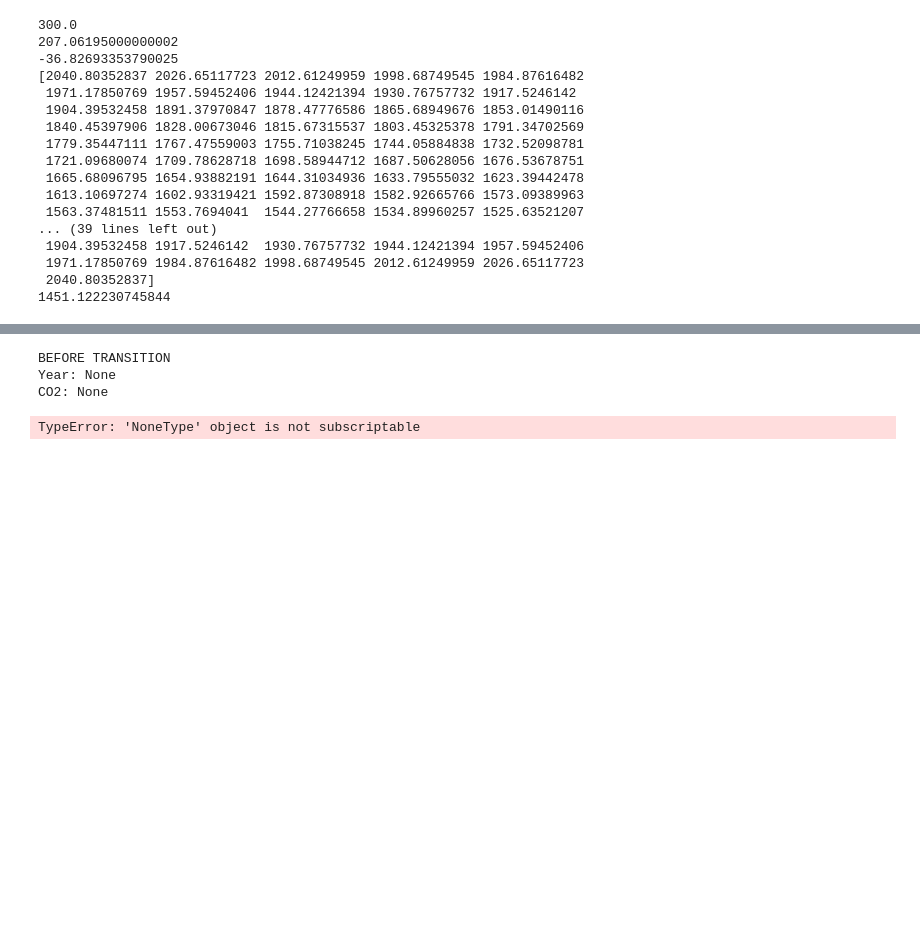
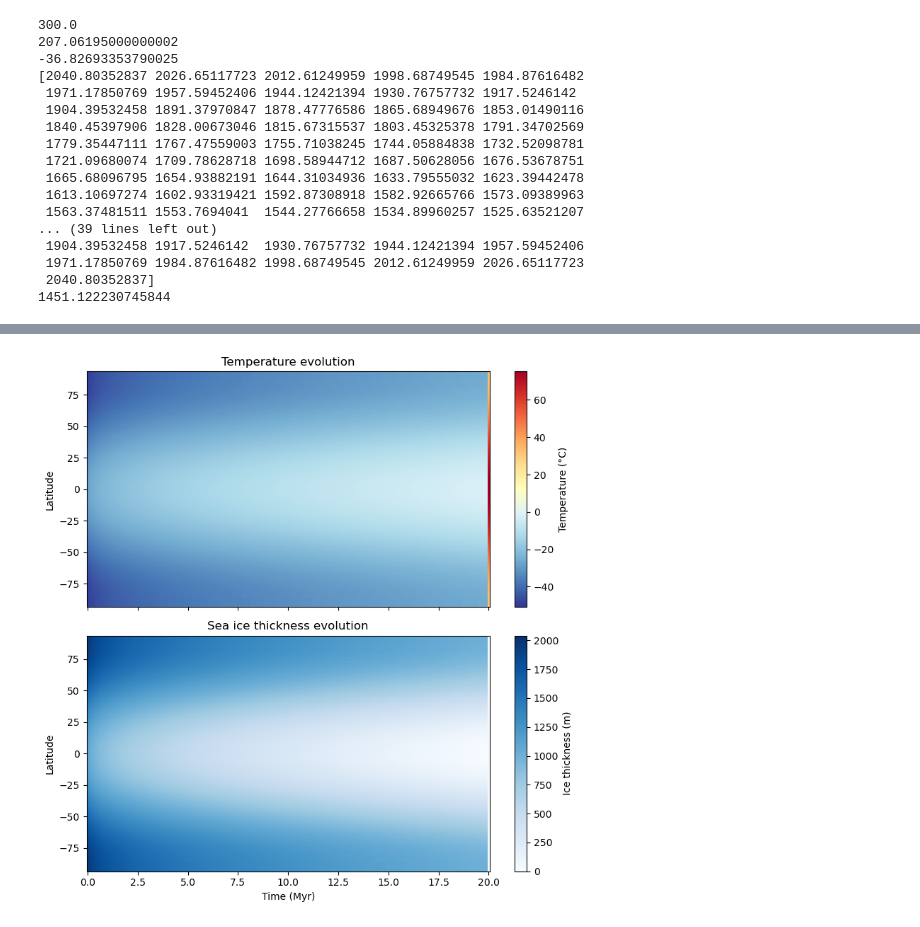
Before and after one commit to Trollarchivist/Project---Snowball-Earth, a Jupyter notebook: Project.Snowball.ipynb, the cells around one changed output, grey strips where cells are left out. Saved outputs shown, nothing was run; the diff lists cells and outputs as text; code cells hidden in the pictures; blank space fills up the shorter version.

```diff
--- a/Project.Snowball.ipynb
+++ b/Project.Snowball.ipynb
@@ -538,53 +552,31 @@ plt.show()
 [figure]
 [figure]
-# %%
-
-latitudes = [0, 15, 30, 45, 60, 75, 90]
-
-previous_variables = None
-previous_year = None
-previous_CO2 = None
-
-for yr in range(12630800, 12630900, 5):
-
-    CO2 = outgassing(yr)
-    variables = snowball(1, CO2, -40)
-
-    if np.max(variables['T']) > -10:
-
-        print("BEFORE TRANSITION")
-        print("Year:", previous_year)
-        print("CO2:", previous_CO2)
-
-        for lat in latitudes:
-            index = np.argmin(np.abs(previous_variables['phi'] - lat))
-
-            print(
-                lat, "°:",
-                "T =", previous_variables['T'][index],
-                "Ice =", previous_variables['ice'][index]
-            )
-
-        print("\nAFTER TRANSITION")
-        print("Year:", yr)
-        print("CO2:", CO2)
-
-        for lat in latitudes:
-            index = np.argmin(np.abs(variables['phi'] - lat))
-
-            print(
-                lat, "°:",
-                "T =", variables['T'][index],
-                "Ice =", variables['ice'][index]
-            )
-
-        break
-
-    previous_variables = variables
-    previous_year = yr
-    previous_CO2 = CO2
-# %% [output]
-BEFORE TRANSITION
-Year: None
-CO2: None
-TypeError: 'NoneType' object is not subscriptable
+# %%
+# Make heatplot
+T_grid = np.array(T_grid_dev)
+ice_grid = np.array(ice_grid_dev)
+
+# Axes: time in Myr, latitude in degrees (same grid every run, so reuse the last one)
+tmyr = np.array(year_dev) / 1e6
+
+# Heatmaps of temperature and ice thickness
+fig, (ax1, ax2) = plt.subplots(2, 1, figsize=(8, 8), sharex=True)
+
+# Heatmap 1: Temperature
+pc1 = ax1.pcolormesh(tmyr, variables['phi'], T_grid.T, cmap='RdYlBu_r', shading='auto')
+fig.colorbar(pc1, ax=ax1, label='Temperature (°C)')
+ax1.set_ylabel('Latitude')
+ax1.set_title('Temperature evolution')
+
+# Heatmap 2: Sea ice thickness
+pc2 = ax2.pcolormesh(tmyr, variables['phi'], ice_grid.T, cmap='Blues', shading='auto')
+fig.colorbar(pc2, ax=ax2, label='Ice thickness (m)')
+ax2.set_ylabel('Latitude')
+ax2.set_xlabel('Time (Myr)')
+ax2.set_title('Sea ice thickness evolution')
+
+plt.tight_layout()
+plt.savefig('plot8.png', dpi=300, bbox_inches='tight')
+plt.show()
+# %% [output]
+[figure, added]
```
Also changed, not shown: parts of 3 cells of this notebook, 8 other files.
